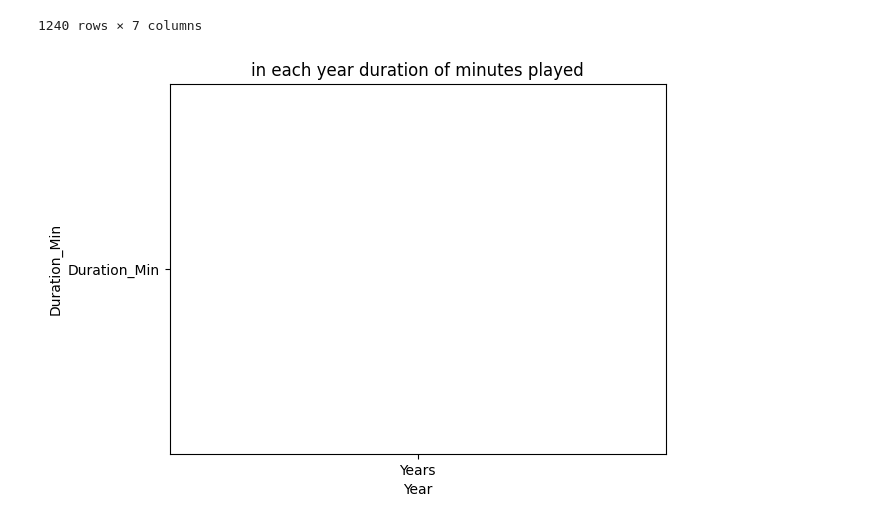
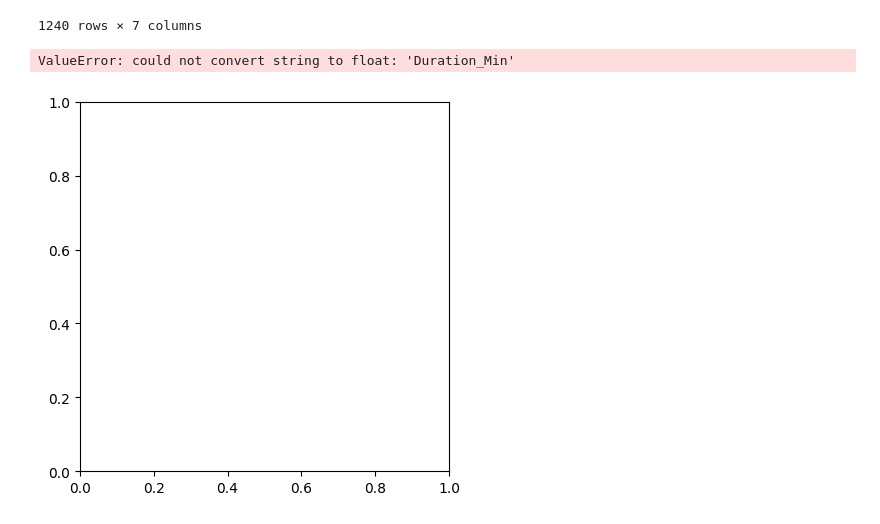
Before and after one commit to patilhumesh88-spec/data_projects_01, a Jupyter notebook: pract.ipynb, the cells around one changed output. Cells and saved outputs as stored; diff of their text form; code cells hidden in the pictures.

```diff
--- a/pract.ipynb
+++ b/pract.ipynb
@@ -458,6 +458,7 @@ plt.ylabel("Duration_Min")
 plt.title("Minutes and year of songs since 2016")
 plt.legend()
 plt.show()
+plt.style.use("seaborn-v0_8-bright")
 # %% [output]
 [figure]
 # %%
@@ -477,10 +478,11 @@ df_artists
 | 1699 | 2pgDBO0ZAgvye7joSmdDm8 | SAD GIRLZ LUV MONEY | 3.27 | Amaarae, MOLIY | 11/12/2020 | 2020 | sad |
 1240 rows × 7 columns
 # %%
-plt.bar("Years","Duration_Min")
-plt.xlabel("Year")
-plt.ylabel("Duration_Min")
+plt.pie("Duration_Min","Year")
+plt.xlabel("Duration_Min")
+plt.ylabel("Year")
 plt.title("in each year duration of minutes played")
 plt.show()
 # %% [output]
+ValueError: could not convert string to float: 'Duration_Min'
-[figure, old version]
+[figure, new version]
```
